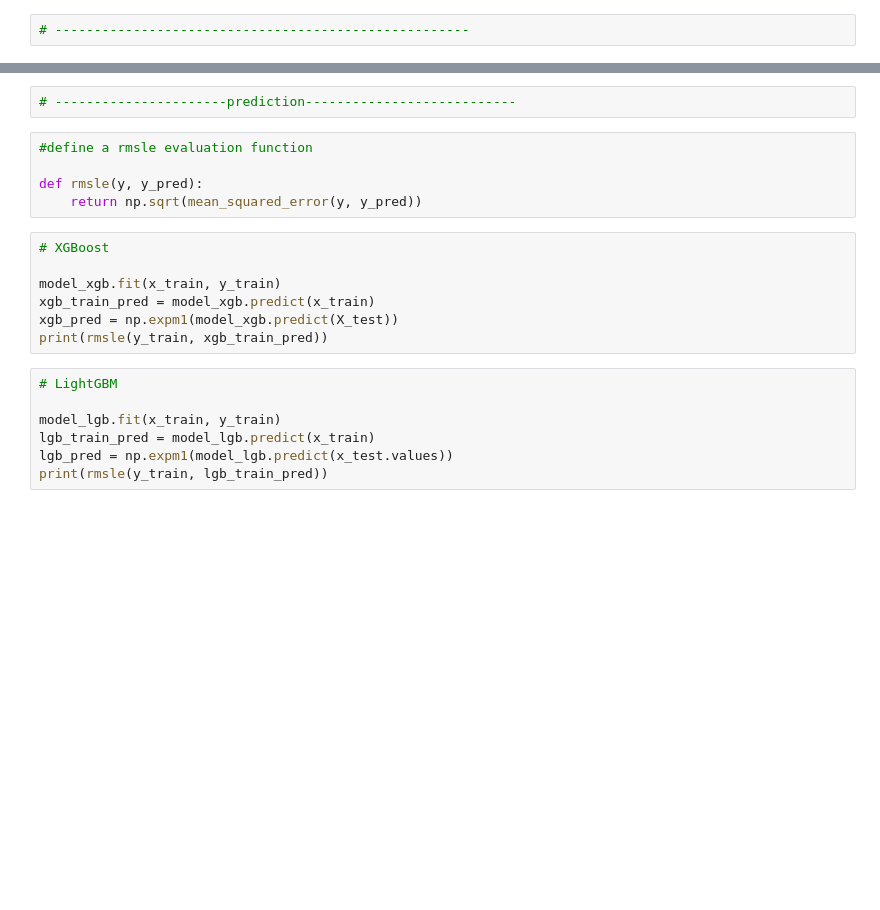
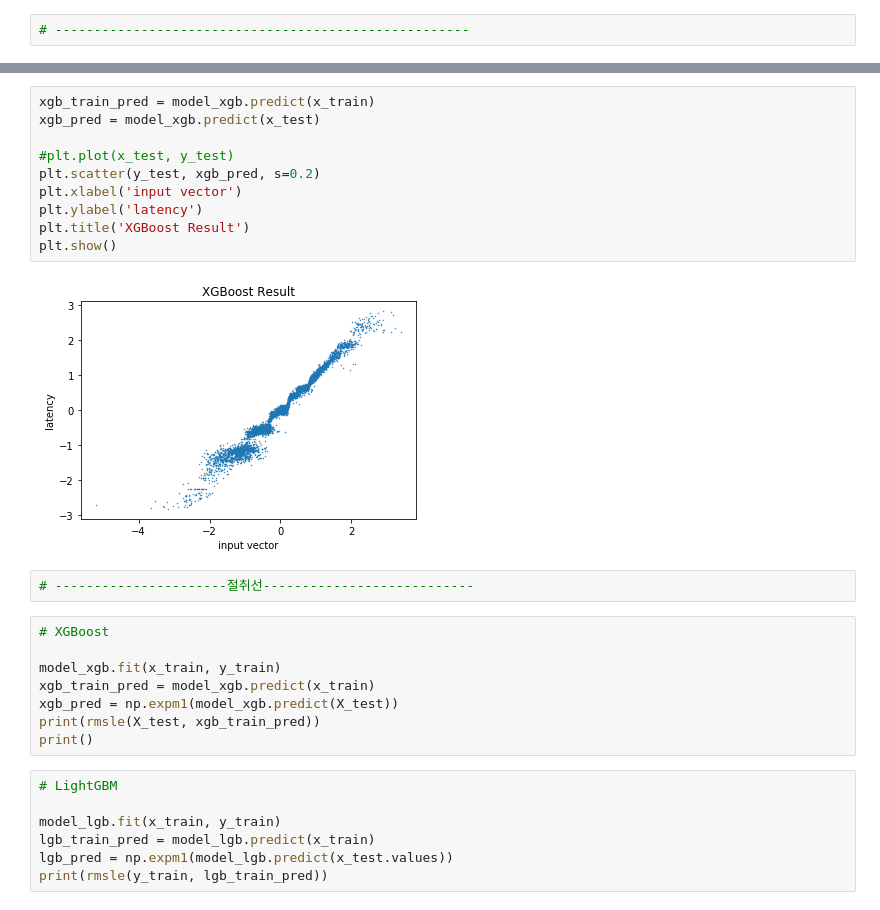
Before and after one commit to meowpunch/LENNA, a Jupyter notebook: NASR/train_mixed_wo_gs.ipynb, the cells around one changed output, grey strips where cells are left out. Saved outputs shown, nothing was run; the diff lists cells and outputs as text; blank space fills up the shorter version.

```diff
--- a/NASR/train_mixed_wo_gs.ipynb
+++ b/NASR/train_mixed_wo_gs.ipynb
@@ -173,17 +219,25 @@ Random Forest score: 0.2308 (0.0120)
+# %%
+xgb_train_pred = model_xgb.predict(x_train)
+xgb_pred = model_xgb.predict(x_test)
+
+#plt.plot(x_test, y_test)
+plt.scatter(y_test, xgb_pred, s=0.2)
+plt.xlabel('input vector')
+plt.ylabel('latency')
+plt.title('XGBoost Result')
+plt.show()
+# %% [output]
+[figure, added]
 # %%
-# ----------------------prediction---------------------------
+# ----------------------절취선---------------------------
-# %%
-#define a rmsle evaluation function
-
-def rmsle(y, y_pred):
-    return np.sqrt(mean_squared_error(y, y_pred))
 # %%
 # XGBoost
 
 model_xgb.fit(x_train, y_train)
 xgb_train_pred = model_xgb.predict(x_train)
 xgb_pred = np.expm1(model_xgb.predict(X_test))
-print(rmsle(y_train, xgb_train_pred))
+print(rmsle(X_test, xgb_train_pred))
+print()
 # %%
 # LightGBM
 
```
Also changed, not shown: parts of 20 cells of this notebook, 9 other files.
